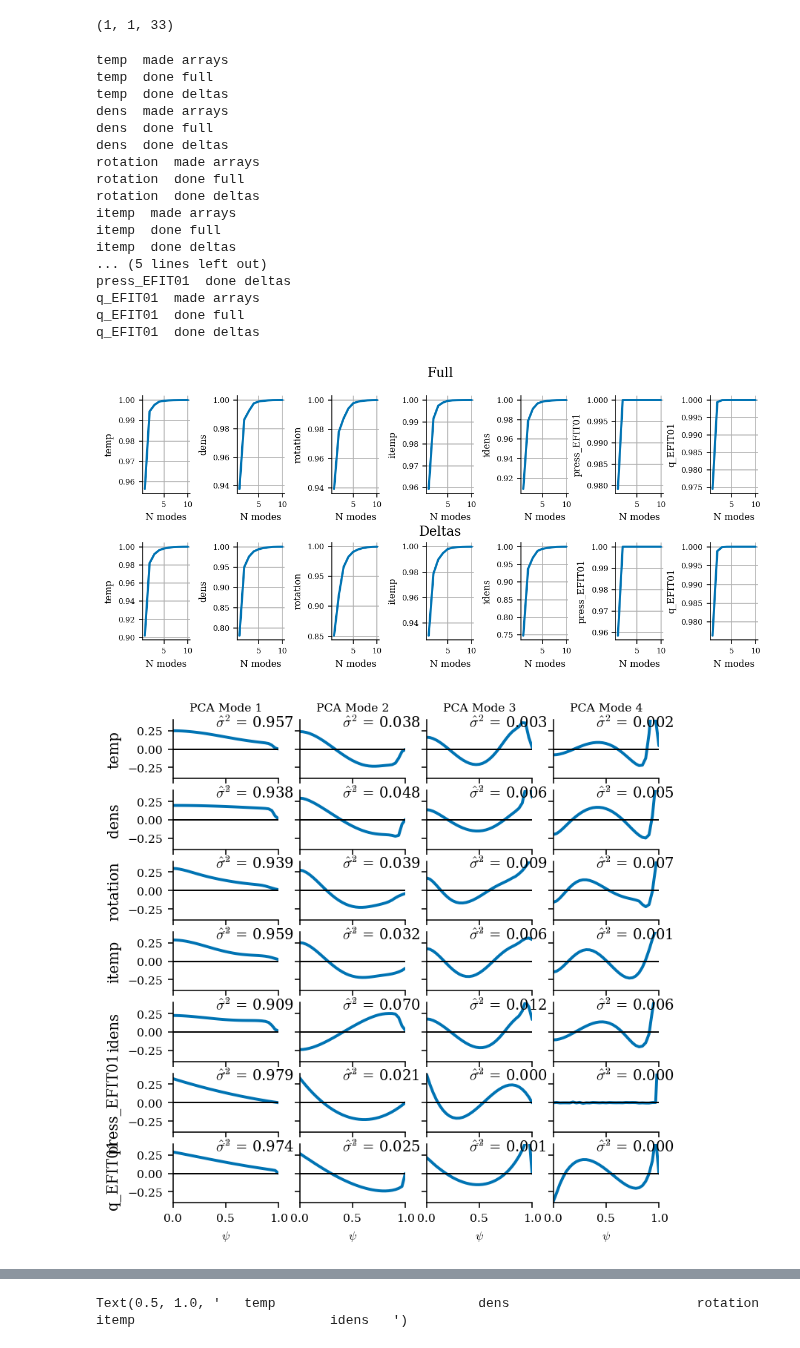
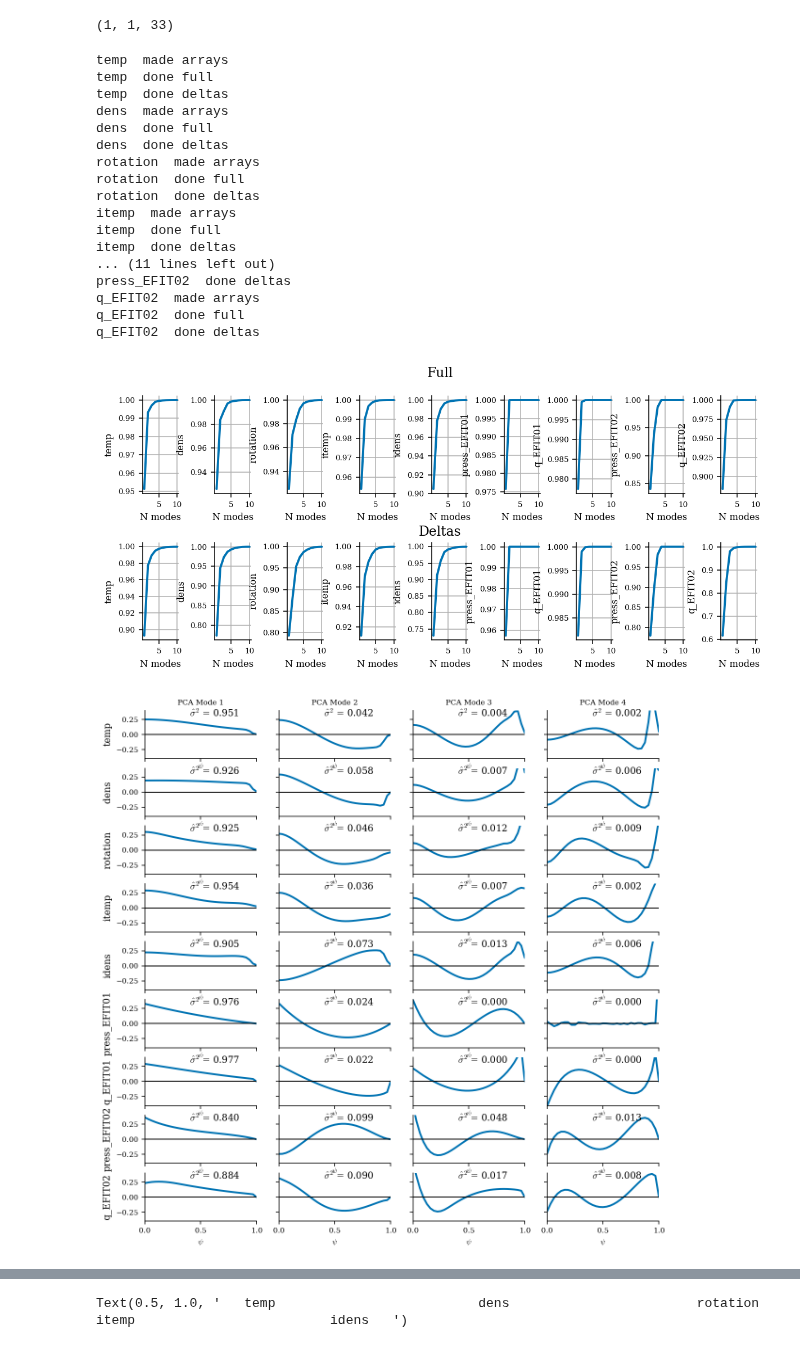
Before and after one commit to PlasmaControl/plasma-profile-predictor, a Jupyter notebook: notebooks/pca_kernels.ipynb, the cells around one changed output, grey strips where cells are left out. Drawn from its saved outputs; the diff is of its cells as text; code cells hidden in the pictures.

```diff
--- a/notebooks/pca_kernels.ipynb
+++ b/notebooks/pca_kernels.ipynb
@@ -95,7 +97,7 @@ full_data_path = '/scratch/gpfs/jabbate/full_data/train_data.pkl'
 
 test_data_path = '/scratch/gpfs/jabbate/full_data/test_data.pkl'
 # profiles = ['thomson_temp_EFITRT1','thomson_dens_EFITRT1','temp','dens']
-profiles = ['temp','dens','rotation','itemp','idens','press_EFIT01','q_EFIT01']
+profiles = ['temp','dens','rotation','itemp','idens','press_EFIT01','q_EFIT01','press_EFIT02','q_EFIT02',]
 # for profile in tqdm(profiles):
 traindata, valdata, normalization_dict = helpers.data_generator.process_data(full_data_path,
                                                       profiles,
@@ -116,7 +118,7 @@ traindata, valdata, normalization_dict = helpers.data_generator.process_data(ful
                                                                          'remove_dudtrip',
                                                                          'remove_I_coil',
                                                                          'remove_non_gas_feedback',
-                                                                         'remove_ECH'],
+                                                                         'remove_ECH','remove_outliers'],
                                                       excluded_shots=['topology_TOP',
                                                                       'topology_OUT',
                                                                       'topology_MAR',
@@ -146,0 +149,2 @@ Number of validation samples:  14312
+# %%
+traindata = denormalize(traindata,normalization_dict)
@@ -187,11 +203,11 @@ rotation  done deltas
 itemp  made arrays
 itemp  done full
 itemp  done deltas
-... (5 lines left out)
-press_EFIT01  done deltas
-q_EFIT01  made arrays
-q_EFIT01  done full
-q_EFIT01  done deltas
+... (11 lines left out)
+press_EFIT02  done deltas
+q_EFIT02  made arrays
+q_EFIT02  done full
+q_EFIT02  done deltas
 # %%
 with open('/projects/EKOLEMEN/profile_predictor/full_pca_fitters.pkl','wb+') as f:
     pickle.dump(full_pca_fitters,f)
@@ -223,36 +239,36 @@ fig.text(0.5, 0.95, 'Full', va='center', ha='center', fontsize=12)
 fig.text(0.5, 0.45, 'Deltas', va='center', ha='center', fontsize=12)
 plt.subplots_adjust(wspace=1.,hspace=.5)
 # %% [output]
-[figure, old version]
+[figure, new version]
 # %%
 """plot full pca modes"""
 
 ncols = 4
 ylabels = profiles
-fig, axes = plt.subplots(len(profiles),ncols, sharex=True, sharey=True,figsize=(6,6))
+fig, axes = plt.subplots(len(profiles),ncols, sharex=True, sharey=True,figsize=(10,10))
 # fig, axes = plt.subplots(nrows,ncols, sharex=True, sharey=False,figsize=(6,5))
 
 psi = np.linspace(0,1,33)
 labels = profiles
 for i,profile in enumerate(profiles):
     pca=full_pca_fitters[profile]
     for j in range(ncols):
         ax= axes[i,j]
         ax.plot(psi,pca.components_[j],lw=2)
         ax.text(0.4,0.3,'$\hat{\sigma}^2$' + ' = {:.3f}'.format(pca.explained_variance_ratio_[j]),fontsize=labelsize)
         if j==0:
             ax.set_ylabel(labels[i], size=labelsize)
         if i==0:
             ax.set_title('PCA Mode {}'.format(j+1), size=8)
         ax.set_xlabel('$\psi$',size=8)
         ax.set_ylim(-.4,.4)
         ax.tick_params(axis='both', which='major', labelsize=ticksize)
         ax.set_xticks([0,.5,1])
         ax.set_xlim(0,1)
 
         ax.axhline(0,c='k',lw=1)
 # %% [output]
-[figure, old version]
+[figure, new version]
 # %%
 """plot delta pca modes"""
 
```
Also changed, not shown: parts of 6 cells of this notebook, 5 other files.
